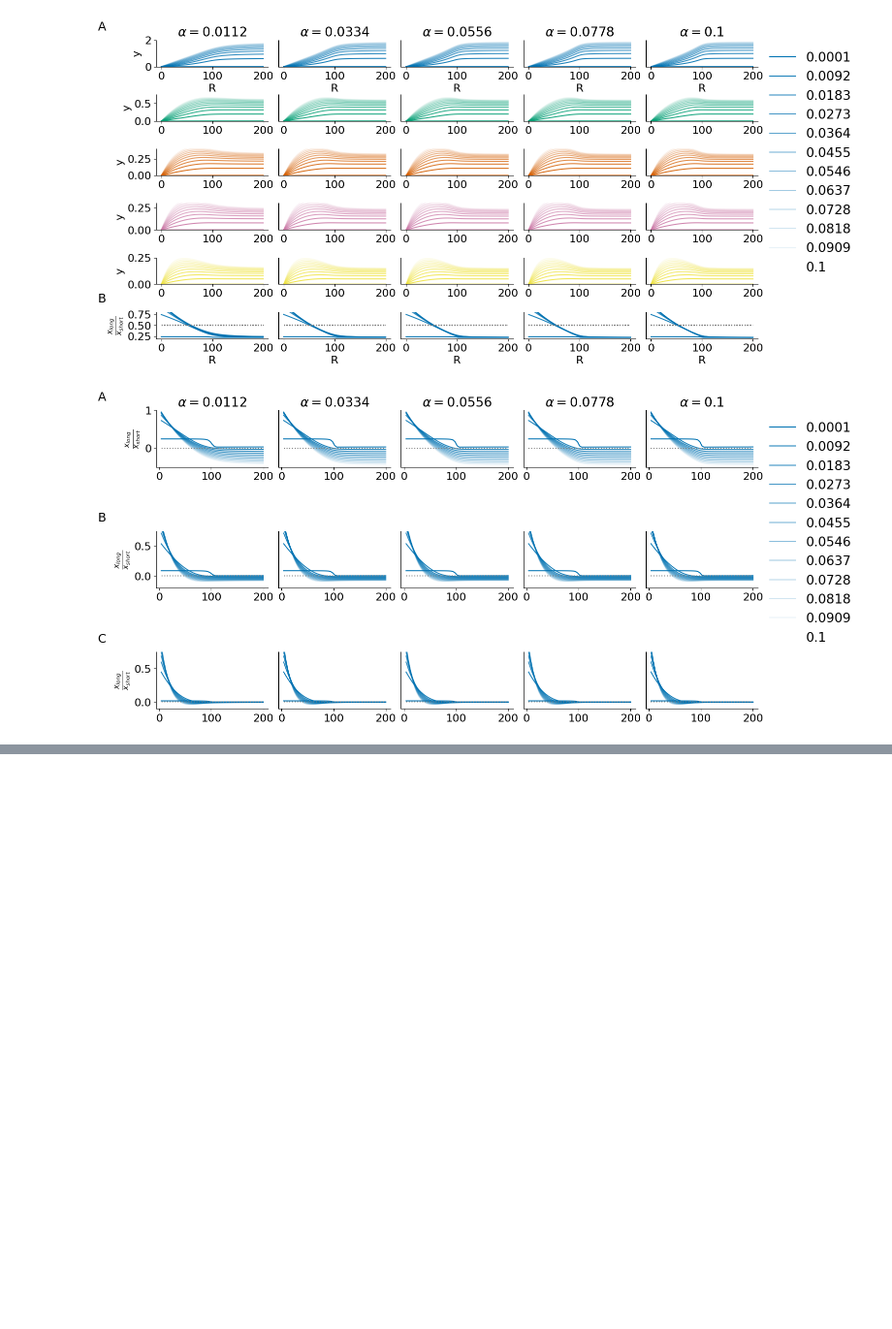
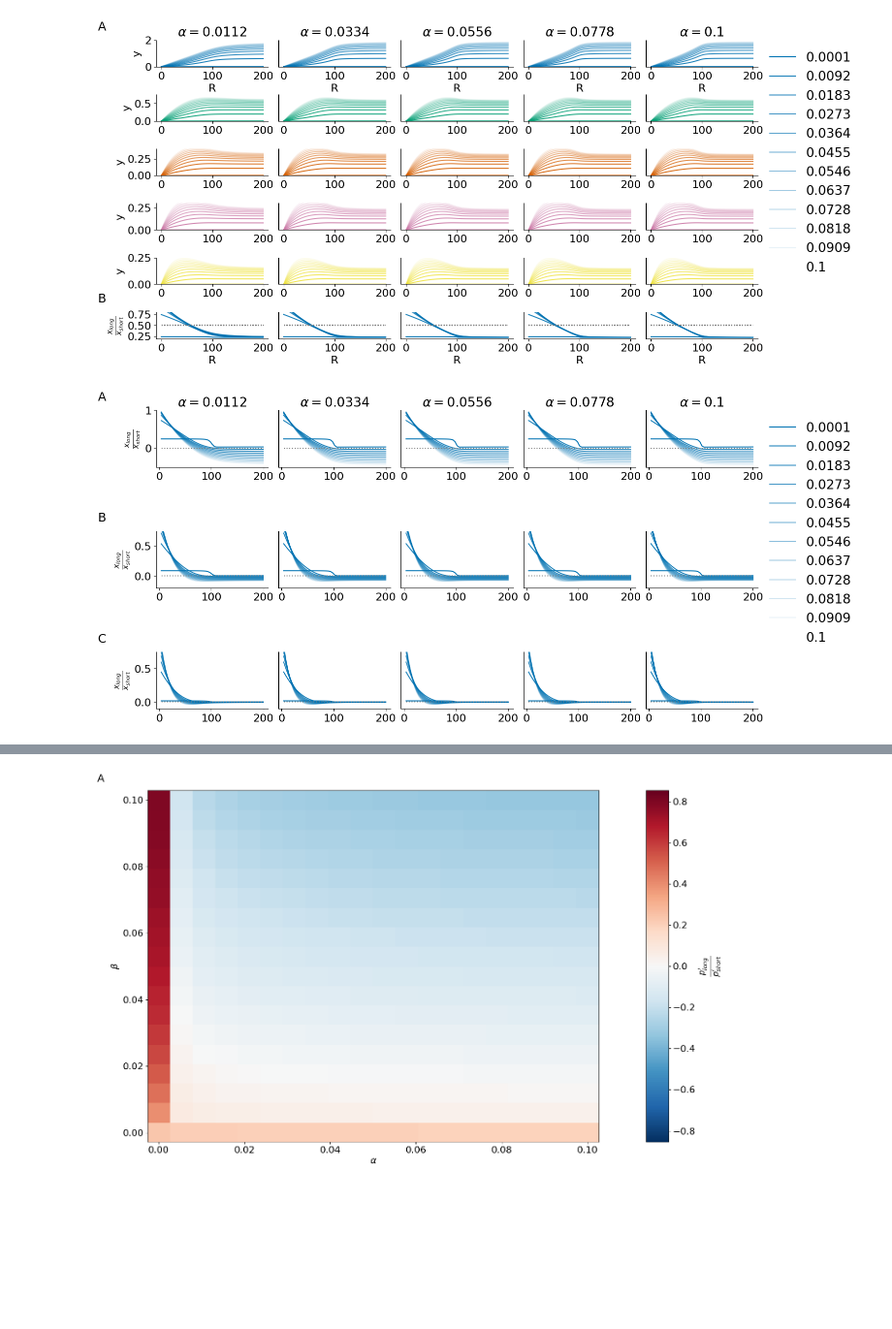
Before and after one commit to prubisch/competition_in_proteinsynthesis_in_autism, a Jupyter notebook: elongation_initiation_rate_interaction_double_resource_restriction.ipynb, the cells around one changed output, grey strips where cells are left out. Shown at 97% size. Drawn from its saved outputs; the diff is of its cells as text; code cells hidden in the pictures; blank space fills up the shorter version.

```diff
--- a/elongation_initiation_rate_interaction_double_resource_restriction.ipynb
+++ b/elongation_initiation_rate_interaction_double_resource_restriction.ipynb
@@ -317,0 +277,40 @@ plt.show()
+# %%
+
+
+
+layout = '''
+AA
+AA
+'''
+
+fig = plt.figure(figsize=(16, 16))
+
+height_ratios = [2,0.1]
+width_ratios = [1,.05]
+
+specs, gs = panel_specs(layout, fig=fig)
+gs.set_height_ratios(height_ratios)
+gs.set_width_ratios(width_ratios)
+gs.hspace=0.8
+axes = {}
+for letter in 'A':
+    axes[letter] = ax = fig.add_subplot(specs[letter])
+label_panels(axes, letters='A', postfix='', offset_left=1.2)
+for a in list('A'):
+    axes[a].set_axis_off()
+
+ax = fig.add_subplot(gs[0:1,0])
+#ax.set_yscale('log')
+cmax = np.max(np.abs([np.min(comp_c), np.max(comp_c)]))
+hm = ax.pcolor(α_samples,β_samples, comp_c[:,:,1].T, cmap = 'RdBu_r',shading='nearest',vmin = -cmax, vmax = cmax)#, extent = [Ys[0], Ys[-1], Rs[1], Rs[-1]])
+hm_ax = fig.add_subplot(gs[0:1,1])
+cbar = fig.colorbar(hm, hm_ax)
+cbar.ax.set_ylabel("$\\frac{y_{long}'}{y_{short}'}$", fontsize = 20)
+ax.set_xlabel('$\\alpha$')
+ax.set_ylabel('$\\beta$')
+
+plt.savefig(figures_path+'fig5_heatmap_alphabeta_interaction.pdf')
+
+plt.show()
+# %% [output]
+[figure, added]
```
Also changed, not shown: parts of 3 cells of this notebook, 47 other files.
